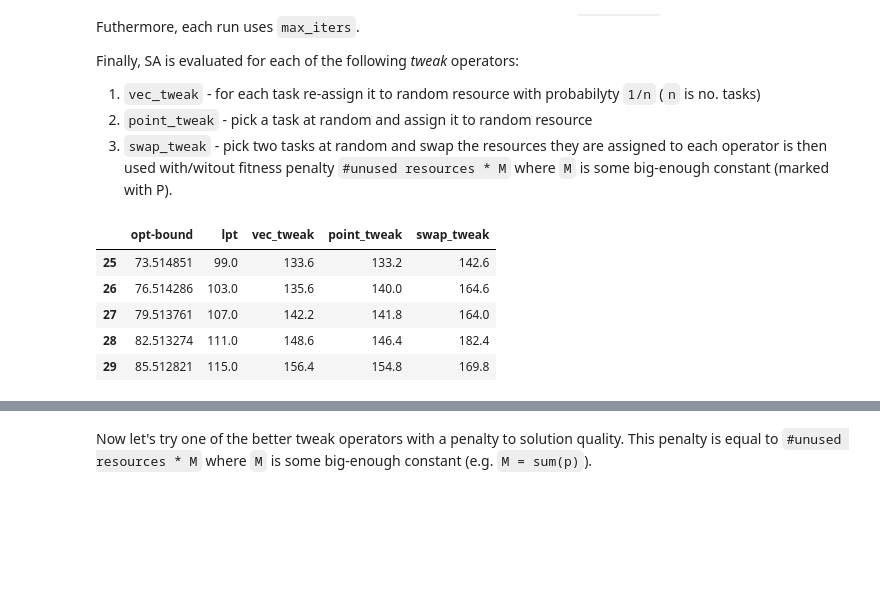
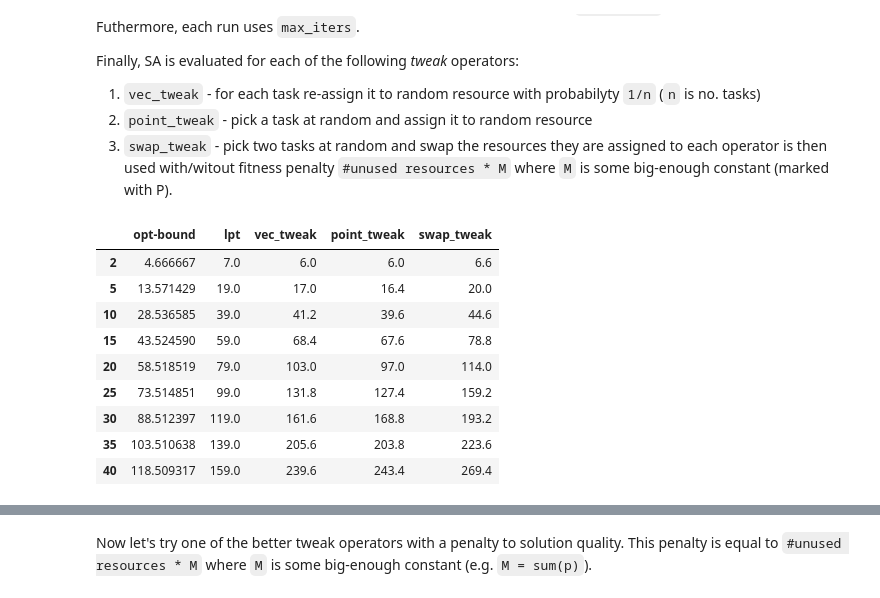
Before and after one commit to matyama/makespan-poc, a Jupyter notebook: notebooks/metaheuristics.ipynb, the cells around one changed output, grey strips where cells are left out. Saved outputs shown, nothing was run; the diff lists cells and outputs as text; code cells hidden in the pictures; blank space fills up the shorter version.

```diff
--- a/notebooks/metaheuristics.ipynb
+++ b/notebooks/metaheuristics.ipynb
@@ -16,17 +16,17 @@ import matplotlib.pyplot as plt
 from alg import *
 from utils import *
 # %%
-num_instances = 30
 num_trials = 5
 max_iters = 1000
 
-problem_instances = list(generate_subopt_instances(num_instances))
+resources = [2, *range(5, 45, 5)]
+problem_instances = [(R, suboptimal_instance(R)) for R in resources]
 
 def eval_lpt(R, p):
     _, m, r, = lpt(R, p)
     return m / r, m
 
-lpt_df = pd.DataFrame((eval_lpt(R, p) for R, p in problem_instances), columns=['opt-bound', 'lpt'])
+lpt_df = pd.DataFrame(data=(eval_lpt(R, p) for R, p in problem_instances), index=resources, columns=['opt-bound', 'lpt'])
 lpt_df.plot.line(xlabel='#resources', ylabel='min. makespan')
 # %% [output]
 <AxesSubplot:xlabel='#resources', ylabel='min. makespan'>
@@ -37,10 +37,7 @@ lpt_df.plot.line(xlabel='#resources', ylabel='min. makespan')
 ### Sanity check
 Note that the optimal value for this instance is 9.
 # %%
-R = 3
-p = [5, 5, 4, 4, 3, 3, 3]
-
-schedule, makespan = anneal(R, p)
+_, makespan = anneal(R=3, p=[5, 5, 4, 4, 3, 3, 3])
 makespan
 # %% [output]
 9.0
@@ -68,26 +53,27 @@ Finally, SA is evaluated for each of the following *tweak* operators:
 1. `swap_tweak` - pick two tasks at random and swap the resources they are assigned to
 each operator is then used with/witout fitness penalty `#unused resources * M` where `M` is some big-enough constant (marked with P).
 # %%
-tweak_operators = [vec_tweak, point_tweak, swap_tweak]
-
-def makespan(R, p, tweak, penalize):
+def sa_makespan(R, p, tweak, penalize):
     _, m = anneal(R, p, tweak, max_iters, penalize=penalize)
     return m
 
-def mean_makespan(R, p, tweak, penalize):
-    return sum(makespan(R, p, tweak, penalize) for _ in range(num_trials)) / num_trials
-
-def evaluate_tweak(tweak, penalize):
-    return pd.Series([mean_makespan(R, p, tweak, penalize) for R, p in problem_instances])
+def evaluate_sa(tweak, penalize):
+    for R, p in problem_instances:
+        # mean makespan
+        yield sum(sa_makespan(R, p, tweak, penalize) for _ in range(num_trials)) / num_trials
 # %%
-tweak_df = pd.DataFrame({tweak.__name__: evaluate_tweak(tweak, penalize=False) for tweak in tweak_operators})
+tweak_df = pd.DataFrame({tweak.__name__: evaluate_sa(tweak, penalize=False) for tweak in [vec_tweak, point_tweak, swap_tweak]}, index=resources)
 tweak_df = pd.concat([lpt_df, tweak_df], axis=1)
-tweak_df.tail()
+tweak_df
 # %% [output]
 |  | opt-bound | lpt | vec_tweak | point_tweak | swap_tweak |
-| 25 | 73.514851 | 99.0 | 133.6 | 133.2 | 142.6 |
-| 26 | 76.514286 | 103.0 | 135.6 | 140.0 | 164.6 |
-| 27 | 79.513761 | 107.0 | 142.2 | 141.8 | 164.0 |
-| 28 | 82.513274 | 111.0 | 148.6 | 146.4 | 182.4 |
-| 29 | 85.512821 | 115.0 | 156.4 | 154.8 | 169.8 |
+| 2 | 4.666667 | 7.0 | 6.0 | 6.0 | 6.6 |
+| 5 | 13.571429 | 19.0 | 17.0 | 16.4 | 20.0 |
+| 10 | 28.536585 | 39.0 | 41.2 | 39.6 | 44.6 |
+| 15 | 43.524590 | 59.0 | 68.4 | 67.6 | 78.8 |
+| 20 | 58.518519 | 79.0 | 103.0 | 97.0 | 114.0 |
+| 25 | 73.514851 | 99.0 | 131.8 | 127.4 | 159.2 |
+| 30 | 88.512397 | 119.0 | 161.6 | 168.8 | 193.2 |
+| 35 | 103.510638 | 139.0 | 205.6 | 203.8 | 223.6 |
+| 40 | 118.509317 | 159.0 | 239.6 | 243.4 | 269.4 |
 # %%
```
Also changed, not shown: parts of 10 cells of this notebook, 1 other file.
